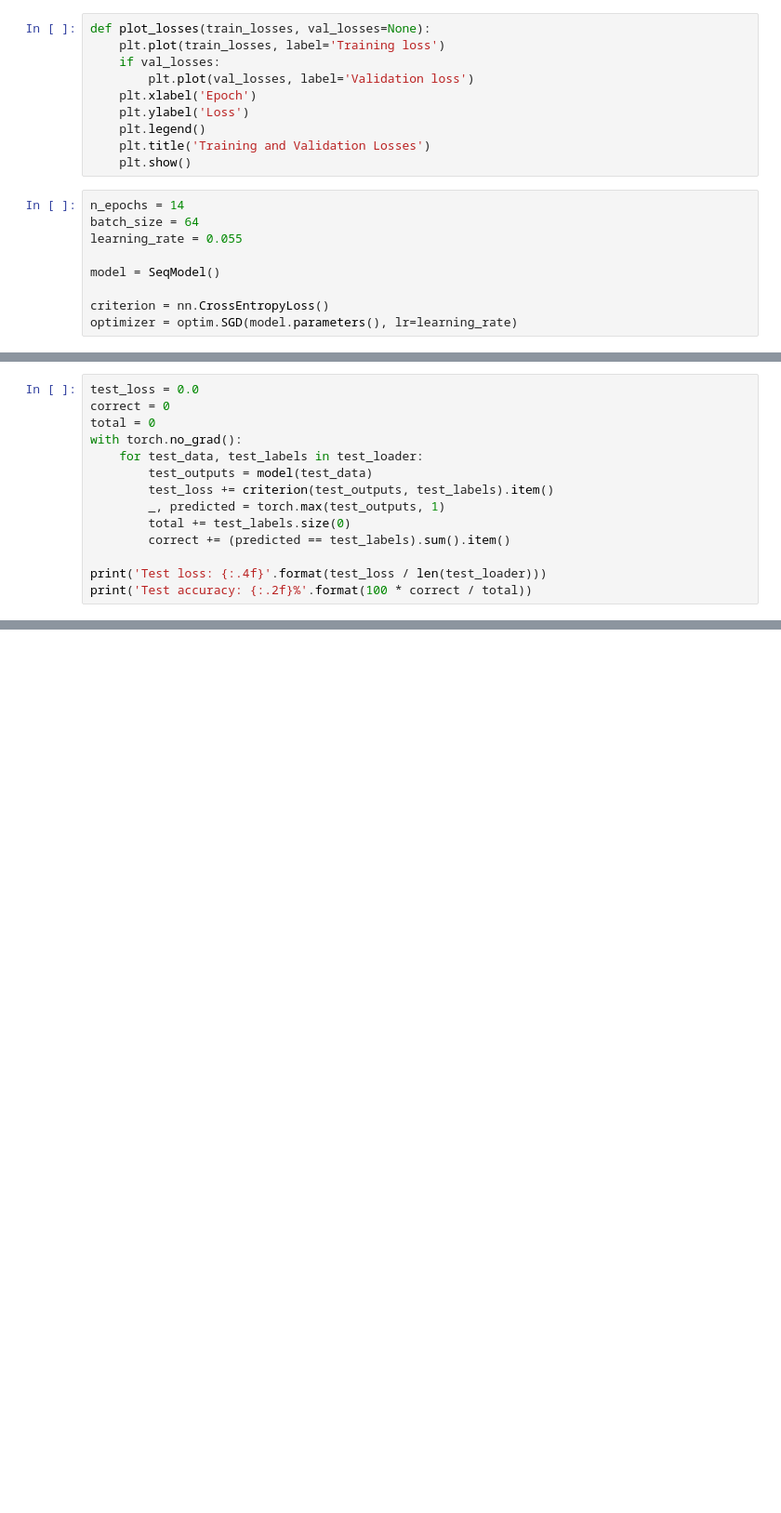
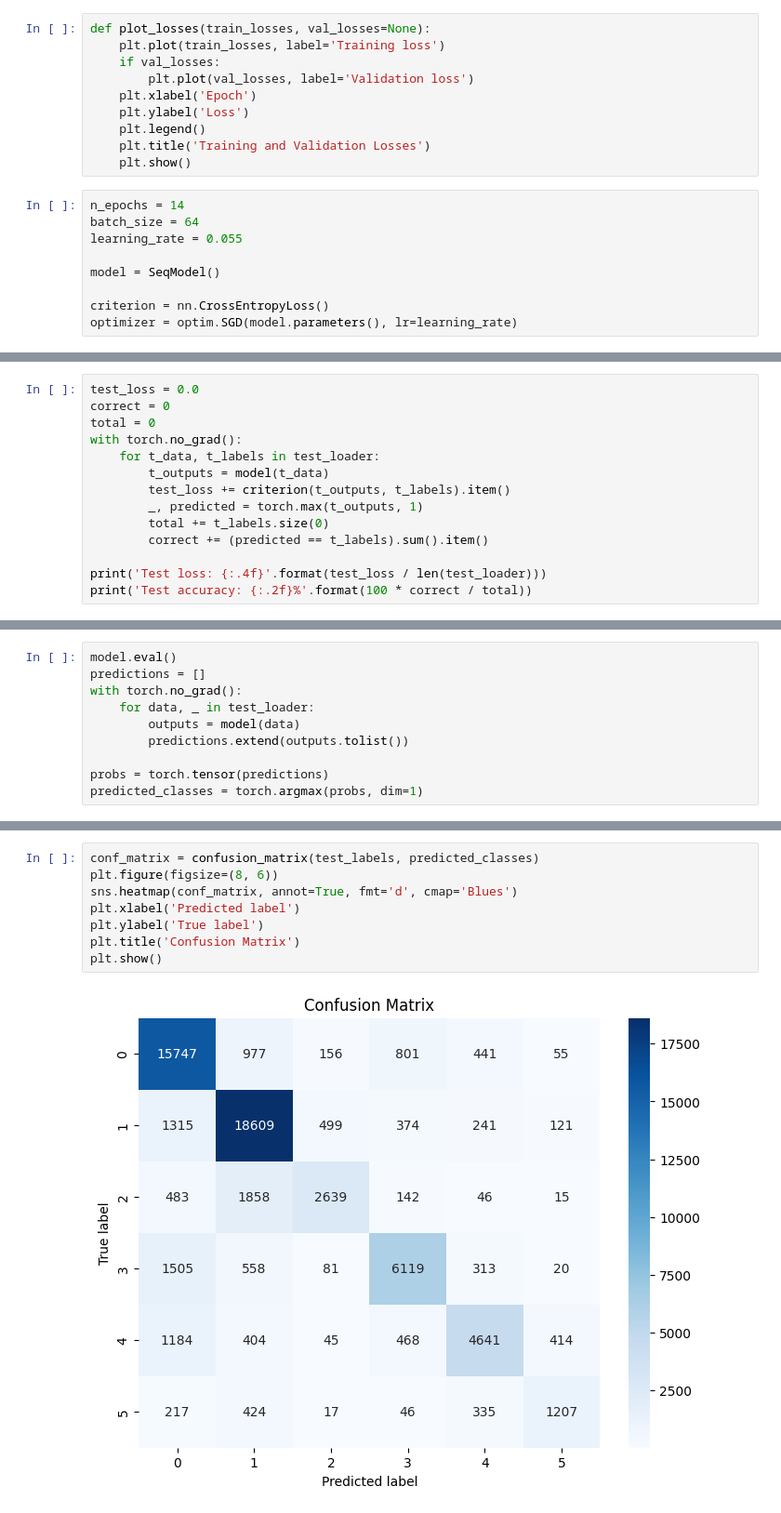
Before and after one commit to theRomansky/tweet-emotion-analysis, a Jupyter notebook: notebooks/dense_model_with_emb_text.ipynb, the cells around one changed output, grey strips where cells are left out. Shown: that part at 93% size. Cells and saved outputs as stored; diff of their text form; blank space fills up the shorter version.

```diff
--- a/notebooks/dense_model_with_emb_text.ipynb
+++ b/notebooks/dense_model_with_emb_text.ipynb
@@ -142,12 +144,12 @@ test_loss = 0.0
 correct = 0
 total = 0
 with torch.no_grad():
-    for test_data, test_labels in test_loader:
-        test_outputs = model(test_data)
-        test_loss += criterion(test_outputs, test_labels).item()
-        _, predicted = torch.max(test_outputs, 1)
-        total += test_labels.size(0)
-        correct += (predicted == test_labels).sum().item()
+    for t_data, t_labels in test_loader:
+        t_outputs = model(t_data)
+        test_loss += criterion(t_outputs, t_labels).item()
+        _, predicted = torch.max(t_outputs, 1)
+        total += t_labels.size(0)
+        correct += (predicted == t_labels).sum().item()
 
 print('Test loss: {:.4f}'.format(test_loss / len(test_loader)))
 print('Test accuracy: {:.2f}%'.format(100 * correct / total))
@@ -156,0 +159,10 @@ Test accuracy: 78.74%
+# %%
+model.eval()
+predictions = []
+with torch.no_grad():
+    for data, _ in test_loader:
+        outputs = model(data)
+        predictions.extend(outputs.tolist())
+
+probs = torch.tensor(predictions)
+predicted_classes = torch.argmax(probs, dim=1)
@@ -156,0 +184,10 @@ Test accuracy: 78.74%
+# %%
+conf_matrix = confusion_matrix(test_labels, predicted_classes)
+plt.figure(figsize=(8, 6))
+sns.heatmap(conf_matrix, annot=True, fmt='d', cmap='Blues')
+plt.xlabel('Predicted label')
+plt.ylabel('True label')
+plt.title('Confusion Matrix')
+plt.show()
+# %% [output]
+[figure, added]
```
Also changed, not shown: parts of 6 cells of this notebook, 4 other files.
